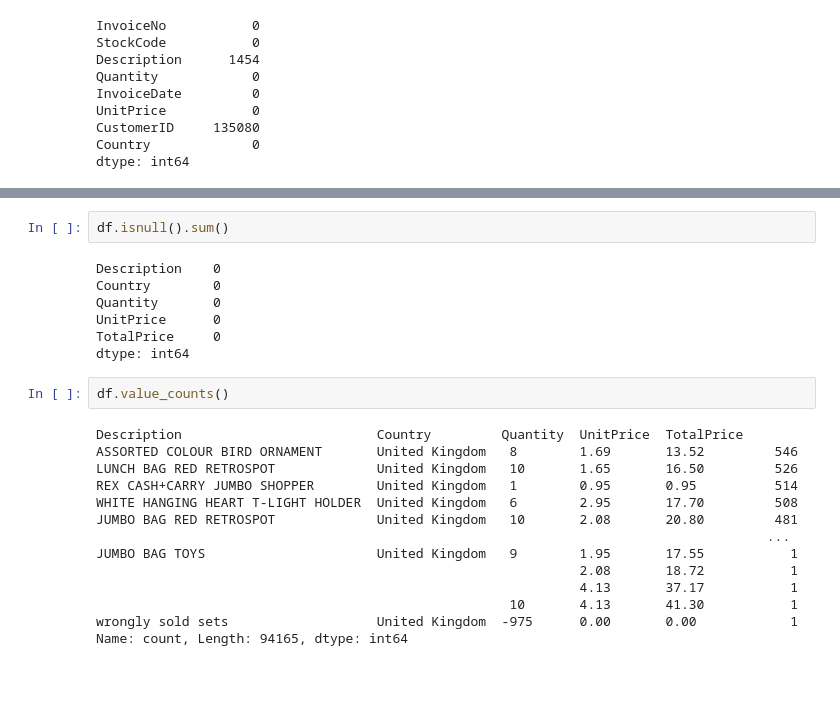
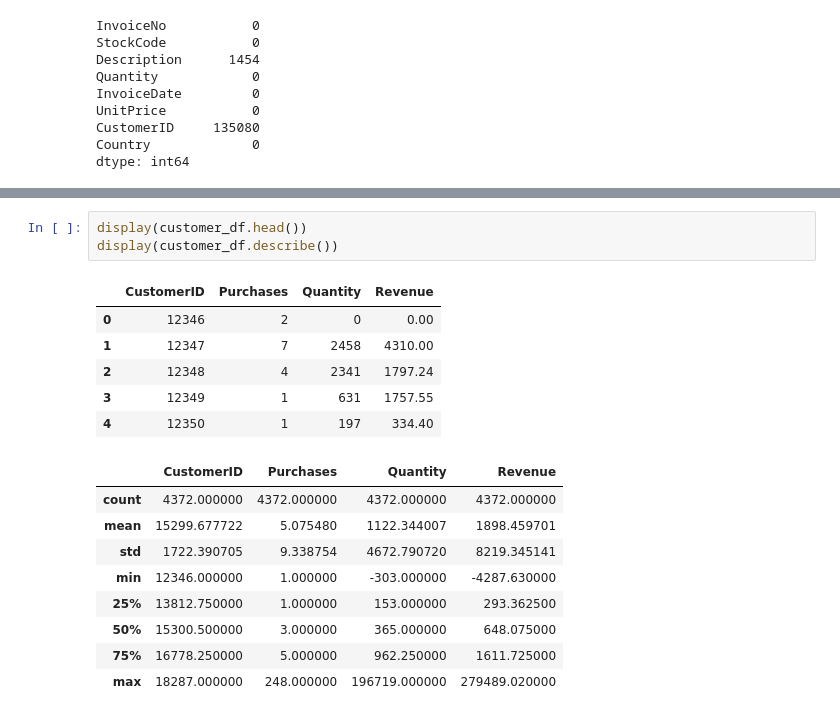
Before and after one commit to MisansProducts/Customer-Segmentation, a Jupyter notebook: main.ipynb, the cells around one changed output, grey strips where cells are left out. Saved outputs shown, nothing was run; the diff lists cells and outputs as text; blank space fills up the shorter version.

```diff
--- a/main.ipynb
+++ b/main.ipynb
@@ -94,25 +99,19 @@ df.describe(include='all')
-# %%
-df.isnull().sum()
-# %% [output]
-Description    0
-Country        0
-Quantity       0
-UnitPrice      0
-TotalPrice     0
-dtype: int64
-# %%
-df.value_counts()
-# %% [output]
-Description                         Country         Quantity  UnitPrice  TotalPrice
-ASSORTED COLOUR BIRD ORNAMENT       United Kingdom   8        1.69       13.52         546
-LUNCH BAG RED RETROSPOT             United Kingdom   10       1.65       16.50         526
-REX CASH+CARRY JUMBO SHOPPER        United Kingdom   1        0.95       0.95          514
-WHITE HANGING HEART T-LIGHT HOLDER  United Kingdom   6        2.95       17.70         508
-JUMBO BAG RED RETROSPOT             United Kingdom   10       2.08       20.80         481
-                                                                                      ...
-JUMBO BAG TOYS                      United Kingdom   9        1.95       17.55           1
-                                                              2.08       18.72           1
-                                                              4.13       37.17           1
-                                                     10       4.13       41.30           1
-wrongly sold sets                   United Kingdom  -975      0.00       0.00            1
-Name: count, Length: 94165, dtype: int64
+# %%
+display(customer_df.head())
+display(customer_df.describe())
+# %% [output]
+|  | CustomerID | Purchases | Quantity | Revenue |
+| 0 | 12346 | 2 | 0 | 0.00 |
+| 1 | 12347 | 7 | 2458 | 4310.00 |
+| 2 | 12348 | 4 | 2341 | 1797.24 |
+| 3 | 12349 | 1 | 631 | 1757.55 |
+| 4 | 12350 | 1 | 197 | 334.40 |
+|  | CustomerID | Purchases | Quantity | Revenue |
+| count | 4372.000000 | 4372.000000 | 4372.000000 | 4372.000000 |
+| mean | 15299.677722 | 5.075480 | 1122.344007 | 1898.459701 |
+| std | 1722.390705 | 9.338754 | 4672.790720 | 8219.345141 |
+| min | 12346.000000 | 1.000000 | -303.000000 | -4287.630000 |
+| 25% | 13812.750000 | 1.000000 | 153.000000 | 293.362500 |
+| 50% | 15300.500000 | 3.000000 | 365.000000 | 648.075000 |
+| 75% | 16778.250000 | 5.000000 | 962.250000 | 1611.725000 |
+| max | 18287.000000 | 248.000000 | 196719.000000 | 279489.020000 |
```
Also changed, not shown: parts of 19 cells of this notebook.
